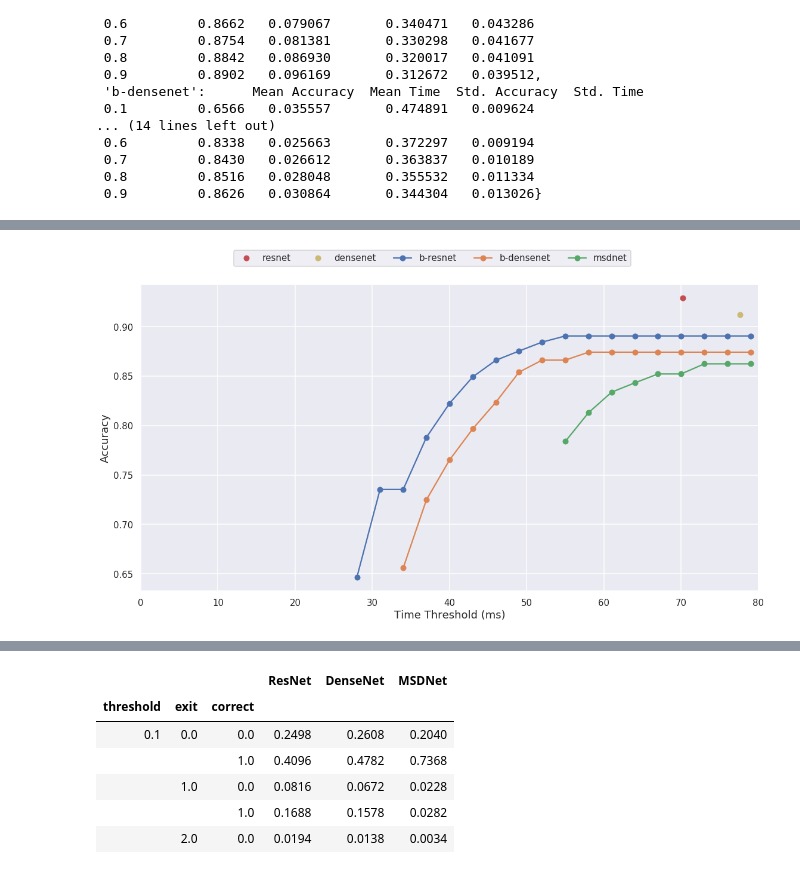
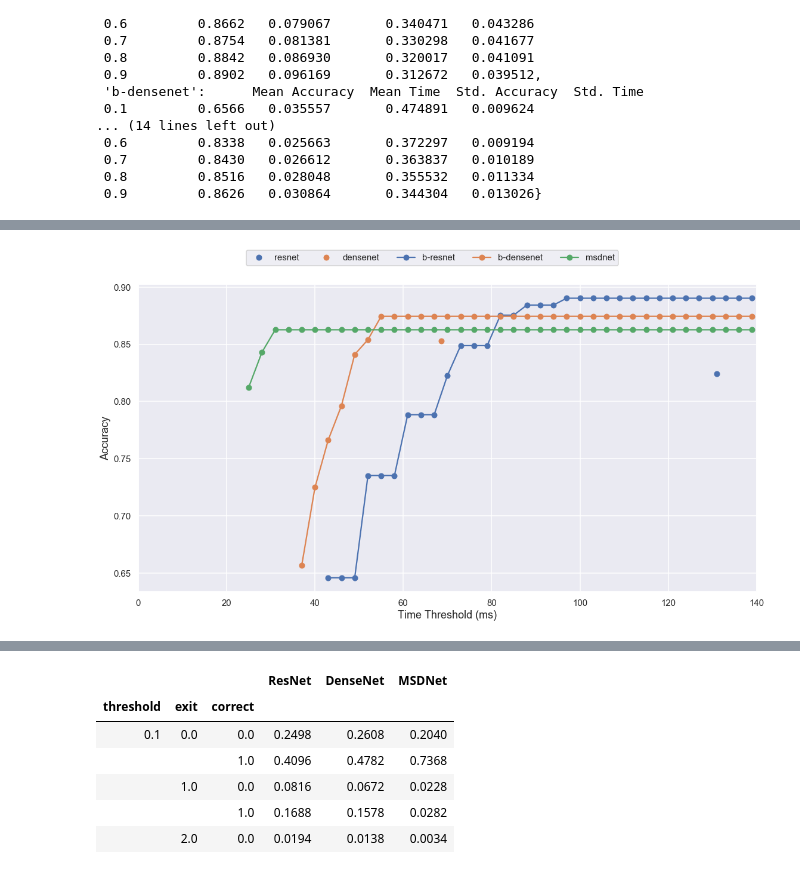
Before and after one commit to AlexKarlsen/thesis-src, a Jupyter notebook: DDNN/logging/threshold_test/Inference analysis Nuc.ipynb, the cells around one changed output, grey strips where cells are left out. Saved outputs shown, nothing was run; the diff lists cells and outputs as text; code cells hidden in the pictures.

```diff
--- a/DDNN/logging/threshold_test/Inference analysis Nuc.ipynb
+++ b/DDNN/logging/threshold_test/Inference analysis Nuc.ipynb
@@ -162,5 +162,5 @@ plt.savefig('jetson_inference.png')
 # %%
-time_thresholds = np.arange(0.01, 0.08, 0.003)
+time_thresholds = np.arange(0.01, 0.14, 0.003)
 model_time_threshold = {
     x : {t : {} for t in time_thresholds*1000} for x in models[2:]
 }
@@ -180,20 +180,20 @@ bdensenet = pd.DataFrame(model_time_threshold['b-densenet']).T
 msdnet = pd.DataFrame(model_time_threshold['msdnet']).T
 # %%
 fig, axes = plt.subplots(1,1)
-axes.plot(pc_runs['resnet'].time.mean()*1000,pc_runs['resnet'].correct.mean(),'ro')
-axes.plot(pc_runs['densenet'].time.mean()*1000,pc_runs['densenet'].correct.mean(),'yo')
-axes.plot(bresnet['accuracy'], marker='o')
-axes.plot(bdensenet['accuracy'], marker='o')
-axes.plot(msdnet['accuracy'], marker='o')
+point1 = axes.plot(pc_runs['resnet'].time.mean()*1000,pc_runs['resnet'].correct.mean(), marker='o', color=current_palette[0], linestyle = 'None')
+point2 = axes.plot(pc_runs['densenet'].time.mean()*1000,pc_runs['densenet'].correct.mean(),marker='o',  color=current_palette[1], linestyle = 'None',)
+line1 = axes.plot(bresnet['accuracy'], marker='o', color=current_palette[0])
+line2 = axes.plot(bdensenet['accuracy'], marker='o', color=current_palette[1])
+line3= axes.plot(msdnet['accuracy'], marker='o', color=current_palette[2])
 
-fig.legend(models, ncol=5, loc="upper center", fontsize='small')
+fig.legend(models, ncol=5, loc="upper center", fontsize='small', numpoints=1)
 axes.set(xlabel='Time Threshold (ms)', ylabel='Accuracy')
-axes.set_xlim([0,80])
+axes.set_xlim([0,140])
 fig.tight_layout()
 fig.subplots_adjust(top=0.90)
-plt.savefig('time_threshold_jetson.png')
+plt.savefig('time_threshold_nuc.png')
 # %% [output]
-[figure, old version]
+[figure, new version]
 # %%
 kwargs = dict(hist_kws={'alpha':.6}, kde_kws={'linewidth':2, 'shade': True}, hist=True, kde=True, bins=100)
 fig, axes = plt.subplots(3,1, sharex=True, sharey=True)
```
Also changed, not shown: parts of 4 cells of this notebook, 15 other files.
